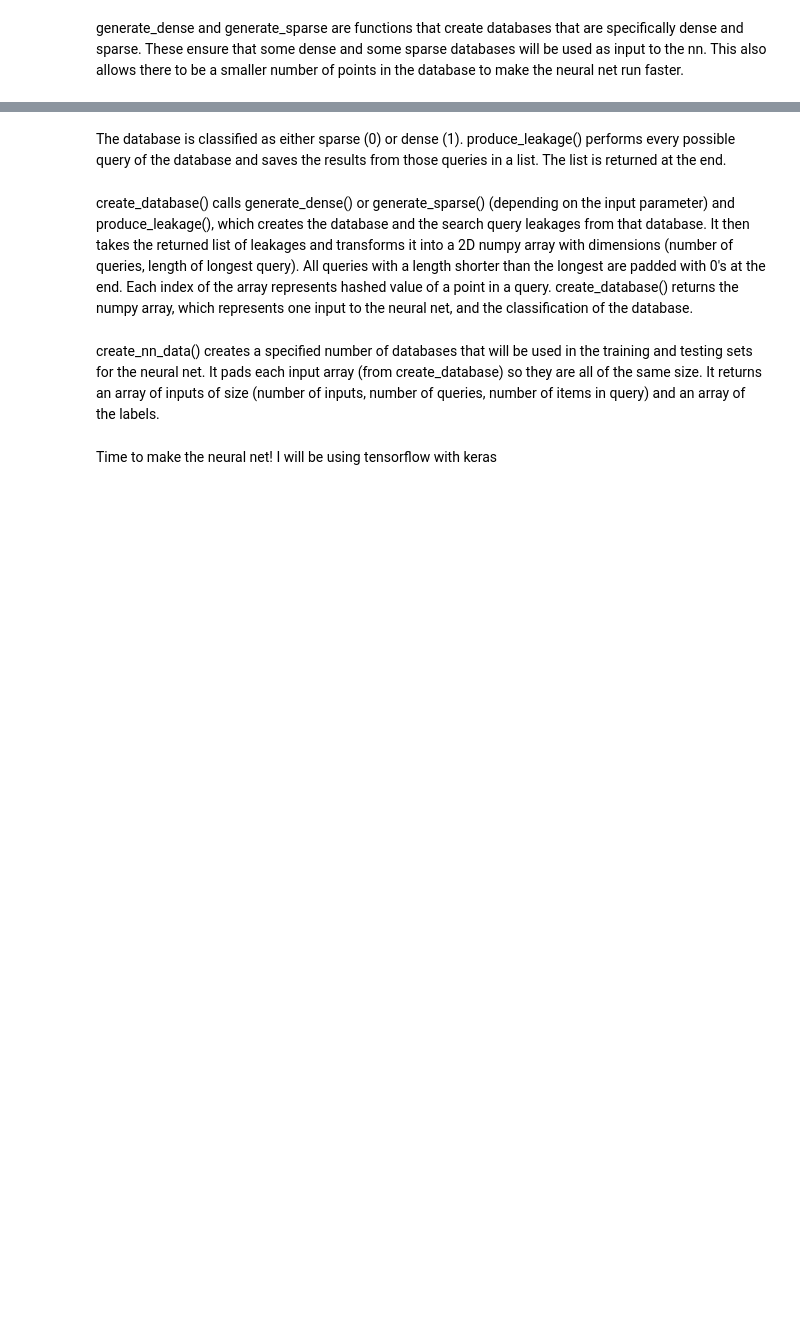
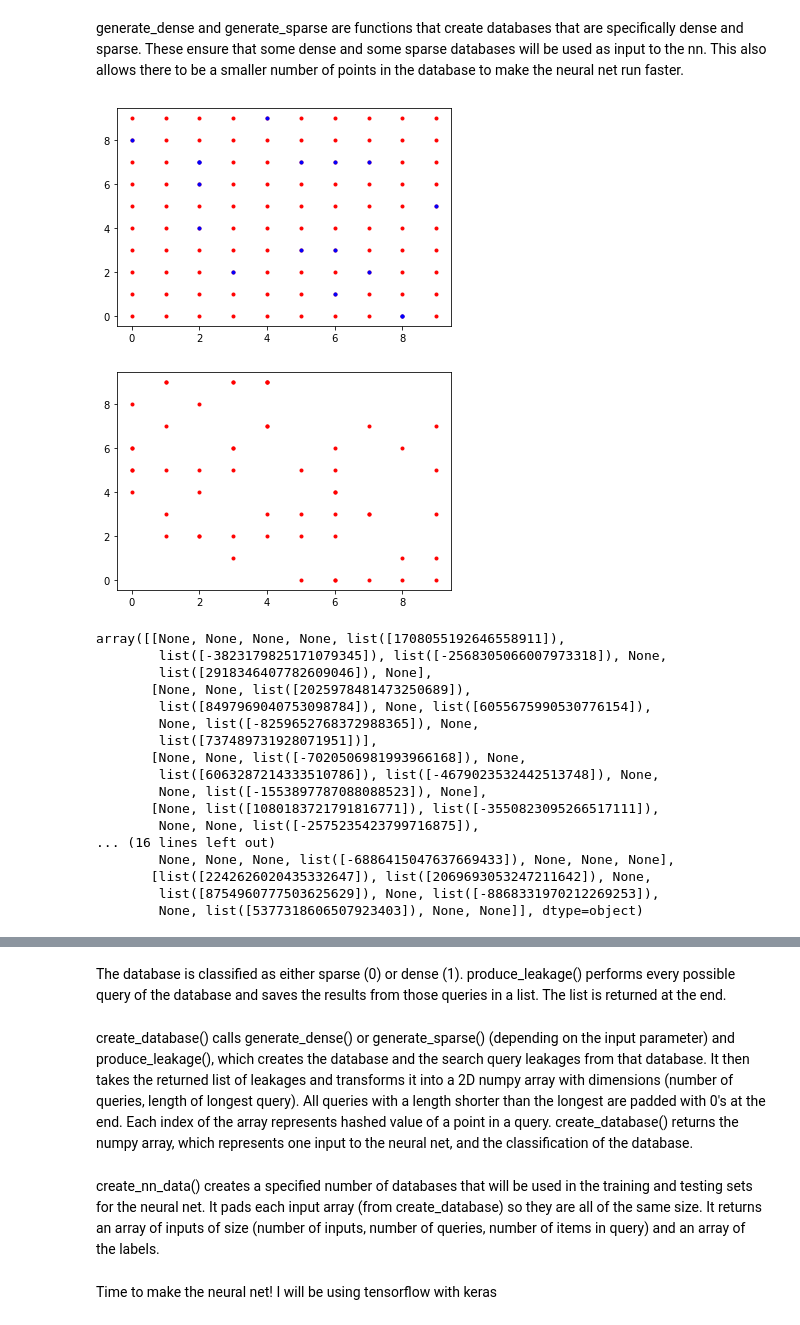
Before and after one commit to sierra187/research_fall2020, a Jupyter notebook: data_generation.ipynb, the cells around one changed output, grey strips where cells are left out. Saved outputs shown, nothing was run; the diff lists cells and outputs as text; code cells hidden in the pictures; blank space fills up the shorter version.

Commit message:
using super sparse vs exact dense databases

```diff
--- a/data_generation.ipynb
+++ b/data_generation.ipynb
@@ -35,6 +36,10 @@ extra_point_bound = 50
 
 def generate_dense():
   db = np.empty((xbound, ybound), dtype=object)
+  xvalues = []
+  yvalues = []
+  xsprinkle = []
+  ysprinkle = []
   # create point at each index
   for x in range(0, xbound):
     for y in range(0, ybound):
@@ -43,39 +48,70 @@ def generate_dense():
       enc = hash(randstring + str(x) + str(y))
       # store encrypted point in the database
       db[x, y] = [enc]
+      xvalues.append(x)
+      yvalues.append(y)
 
   # sprinkle random number of extra points around db
   for n in range(0, random.randint(1, extra_point_bound)):
     x = random.randint(0, xbound-1)
     y = random.randint(0, ybound-1)
+    xsprinkle.append(x)
+    ysprinkle.append(y)
 
     # encrypt value of point
     randstring = ''.join(random.choices(string.ascii_letters + string.digits, k=100))
     enc = hash(randstring + str(x) + str(y))
-    # at most 10 values per point
-    if len(db[x, y]) < 10:
-        db[x, y].append(enc)
 
+  # plt.plot(xvalues, yvalues, 'r.')
+  # plt.plot(xsprinkle, ysprinkle, 'b.')
+  # plt.show()
   return db
 
 sparse_point_bound = 150
 
 def generate_sparse():
   db = np.empty((xbound, ybound), dtype=object)
+  xvalues = []
+  yvalues = []
   # create random number of points
   for n in range(0, random.randint(1, sparse_point_bound)):
     x = random.randint(0, xbound-1)
     y = random.randint(0, ybound-1)
+    xvalues.append(x)
+    yvalues.append(y)
 
     # encrypt value of point
     randstring = ''.join(random.choices(string.ascii_letters + string.digits, k=100))
     enc = hash(randstring + str(x) + str(y))
 
     # store encrypted point in the database
     if db[x, y] == None:
       db[x, y] = [enc]
-    # at most 10 values per point
-    elif len(db[x, y]) < 10:
-      db[x, y].append(enc)
+
+  # plt.plot(xvalues, yvalues, 'r.')
+  # plt.show()
 
   return db
+
+generate_dense()
+generate_sparse()
+# %% [output]
+[figure, added]
+[figure, added]
+array([[None, None, None, None, list([1708055192646558911]),
+        list([-3823179825171079345]), list([-2568305066007973318]), None,
+        list([2918346407782609046]), None],
+       [None, None, list([2025978481473250689]),
+        list([8497969040753098784]), None, list([6055675990530776154]),
+        None, list([-8259652768372988365]), None,
+        list([737489731928071951])],
+       [None, None, list([-7020506981993966168]), None,
+        list([6063287214333510786]), list([-4679023532442513748]), None,
+        None, list([-1553897787088088523]), None],
+       [None, list([1080183721791816771]), list([-3550823095266517111]),
+        None, None, list([-2575235423799716875]),
+... (16 lines left out)
+        None, None, None, list([-6886415047637669433]), None, None, None],
+       [list([2242626020435332647]), list([2069693053247211642]), None,
+        list([8754960777503625629]), None, list([-8868331970212269253]),
+        None, list([5377318606507923403]), None, None]], dtype=object)
```
Also changed, not shown: parts of 5 cells of this notebook.
